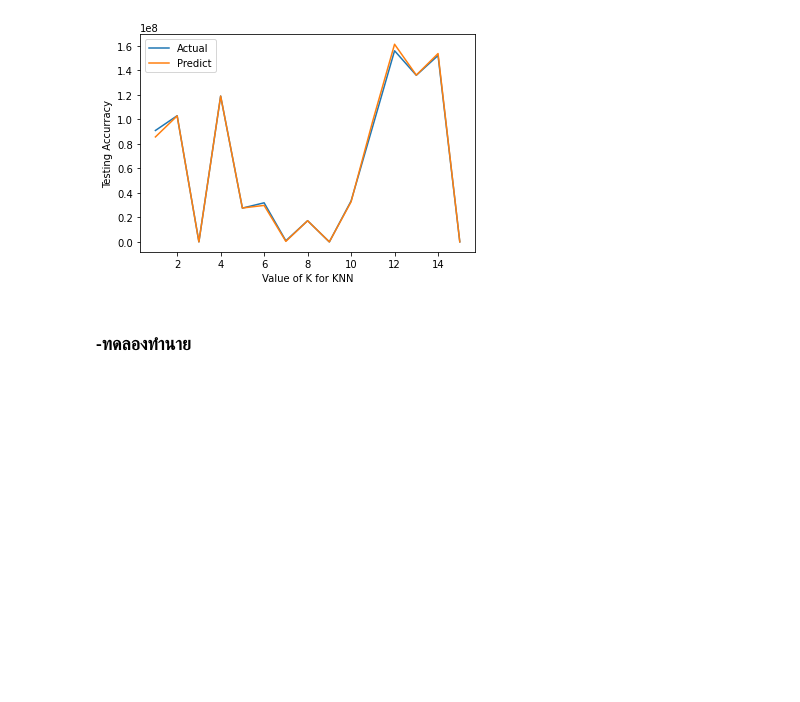
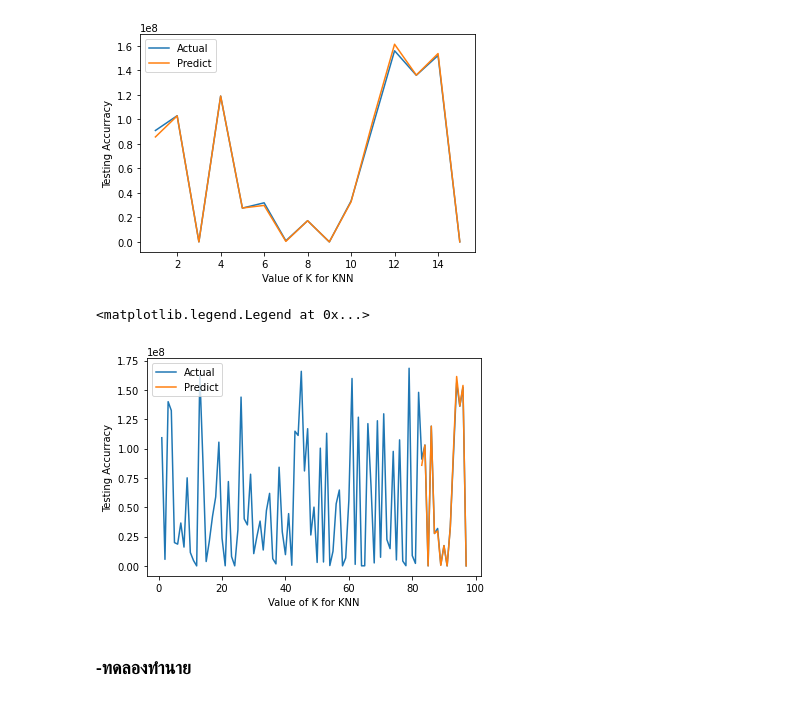
Before and after one commit to Peckkie/DPDM2021, a Jupyter notebook: Mini_Project_COVID19.ipynb, the cells around one changed output. Cells and saved outputs as stored; diff of their text form; code cells hidden in the pictures; blank space fills up the shorter version.

```diff
--- a/Mini_Project_COVID19.ipynb
+++ b/Mini_Project_COVID19.ipynb
@@ -1157,6 +1157,17 @@ plt.legend()
 # %% [output]
 <matplotlib.legend.Legend at 0x...>
 [figure]
+# %%
+daataa = y_train.append(predict_df_full.Dependent_Test)
+# %%
+plt.plot(np.arange(1,98,1), daataa, label ='Actual' ) #กราฟข้อมูล Actual ของทั้ง train และ test กับ Predict  ของ Confirmed case
+plt.plot(np.arange(83,98,1), predict_df_full.Dependent_Predicted, label ='Predict')
+plt.xlabel("Value of K for KNN")
+plt.ylabel("Testing Accurracy");
+plt.legend()
+# %% [output]
+<matplotlib.legend.Legend at 0x...>
+[figure, added]
 # %% [markdown]
 ### -ทดลองทำนาย
 # %%
```
Also changed, not shown: parts of 16 cells of this notebook.
